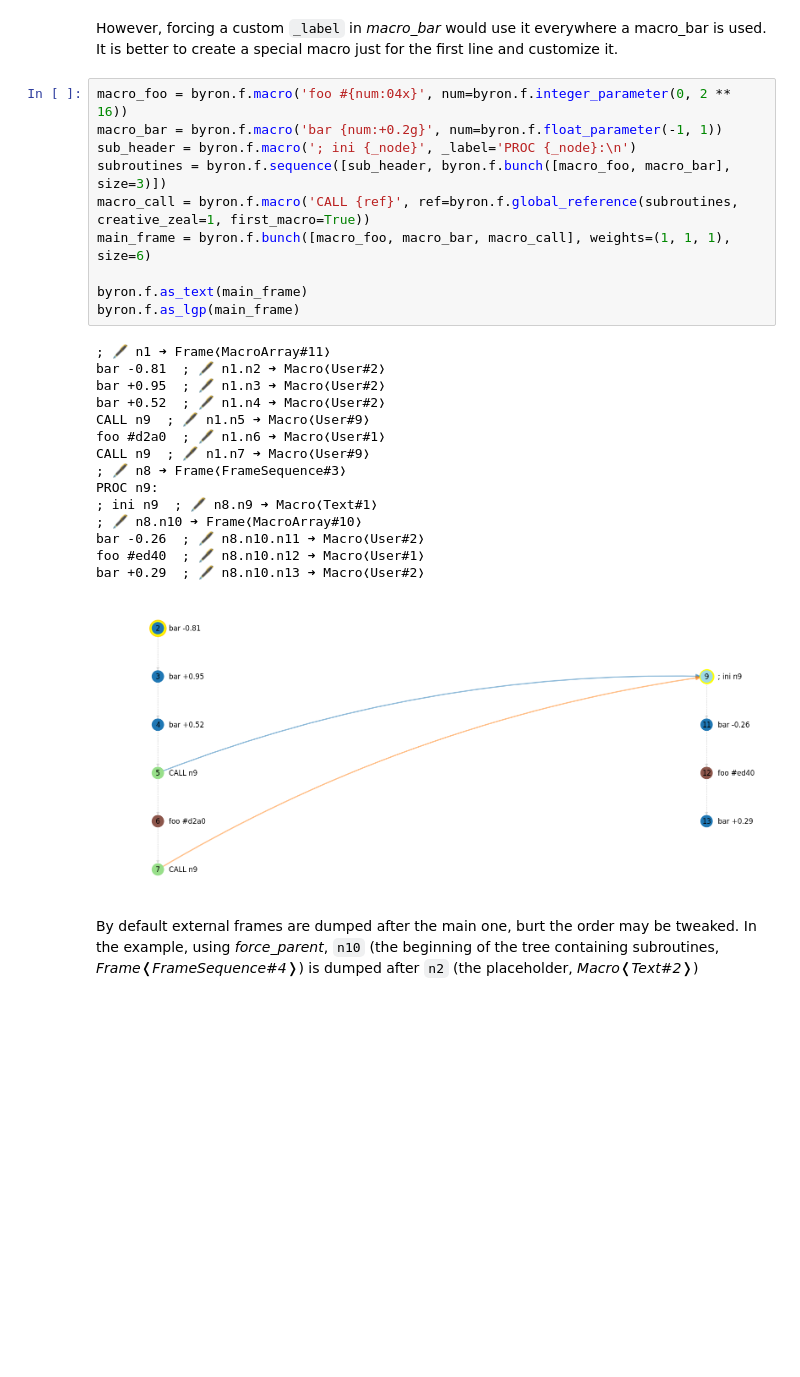
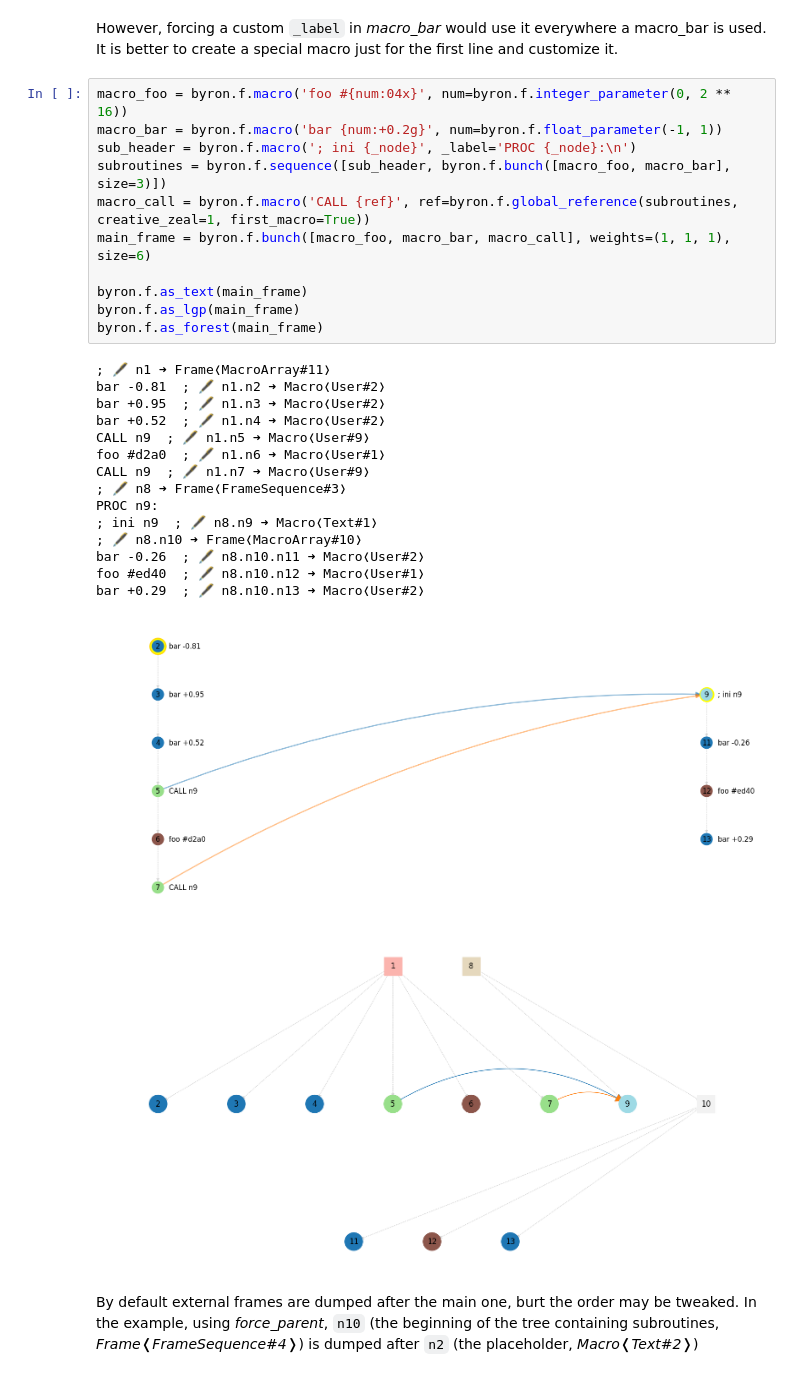
Before and after one commit to cad-polito-it/byron, a Jupyter notebook: examples/notebooks/constraints/04. global references.ipynb, the cells around one changed output. Cells and saved outputs as stored; diff of their text form; blank space fills up the shorter version.

```diff
--- a/examples/notebooks/constraints/04. global references.ipynb
+++ b/examples/notebooks/constraints/04. global references.ipynb
@@ -158,29 +163,31 @@ However, forcing a custom `_label` in *macro_bar* would use it everywhere a macr
 # %%
 macro_foo = byron.f.macro('foo #{num:04x}', num=byron.f.integer_parameter(0, 2 ** 16))
 macro_bar = byron.f.macro('bar {num:+0.2g}', num=byron.f.float_parameter(-1, 1))
 sub_header = byron.f.macro('; ini {_node}', _label='PROC {_node}:\n')
 subroutines = byron.f.sequence([sub_header, byron.f.bunch([macro_foo, macro_bar], size=3)])
 macro_call = byron.f.macro('CALL {ref}', ref=byron.f.global_reference(subroutines, creative_zeal=1, first_macro=True))
 main_frame = byron.f.bunch([macro_foo, macro_bar, macro_call], weights=(1, 1, 1), size=6)
 
 byron.f.as_text(main_frame)
 byron.f.as_lgp(main_frame)
+byron.f.as_forest(main_frame)
 # %% [output]
 ; 🖋 n1 ➜ Frame❬MacroArray#11❭
 bar -0.81  ; 🖋 n1.n2 ➜ Macro❬User#2❭
 bar +0.95  ; 🖋 n1.n3 ➜ Macro❬User#2❭
 bar +0.52  ; 🖋 n1.n4 ➜ Macro❬User#2❭
 CALL n9  ; 🖋 n1.n5 ➜ Macro❬User#9❭
 foo #d2a0  ; 🖋 n1.n6 ➜ Macro❬User#1❭
 CALL n9  ; 🖋 n1.n7 ➜ Macro❬User#9❭
 ; 🖋 n8 ➜ Frame❬FrameSequence#3❭
 PROC n9:
 ; ini n9  ; 🖋 n8.n9 ➜ Macro❬Text#1❭
 ; 🖋 n8.n10 ➜ Frame❬MacroArray#10❭
 bar -0.26  ; 🖋 n8.n10.n11 ➜ Macro❬User#2❭
 foo #ed40  ; 🖋 n8.n10.n12 ➜ Macro❬User#1❭
 bar +0.29  ; 🖋 n8.n10.n13 ➜ Macro❬User#2❭
 [figure]
+[figure, added]
 # %% [markdown]
 By default external frames are dumped after the main one, burt the order may be tweaked. In the example, using *force_parent*, `n10` (the beginning of the tree containing subroutines, *Frame❬FrameSequence#4❭*) is dumped after `n2` (the placeholder, *Macro❬Text#2❭*)
 # %%
```
Also changed, not shown: parts of 5 cells of this notebook, 5 other files.
